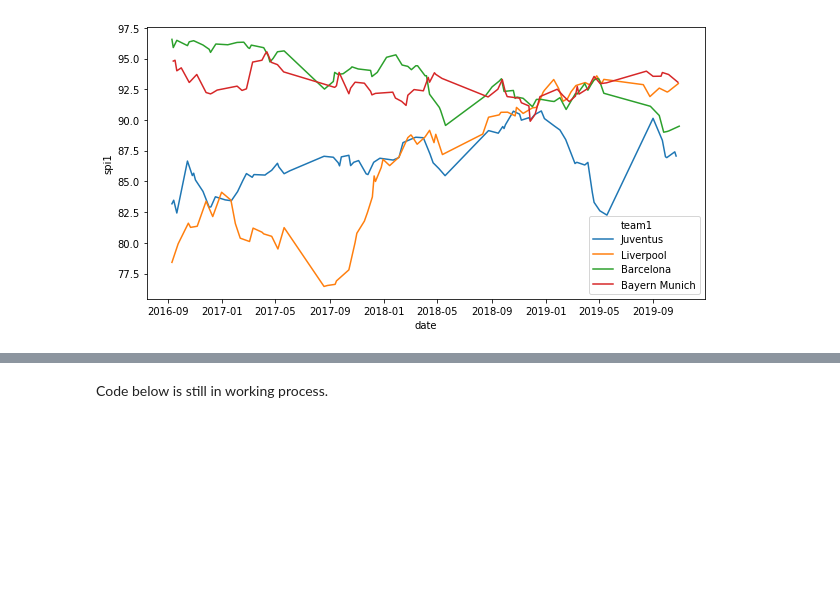
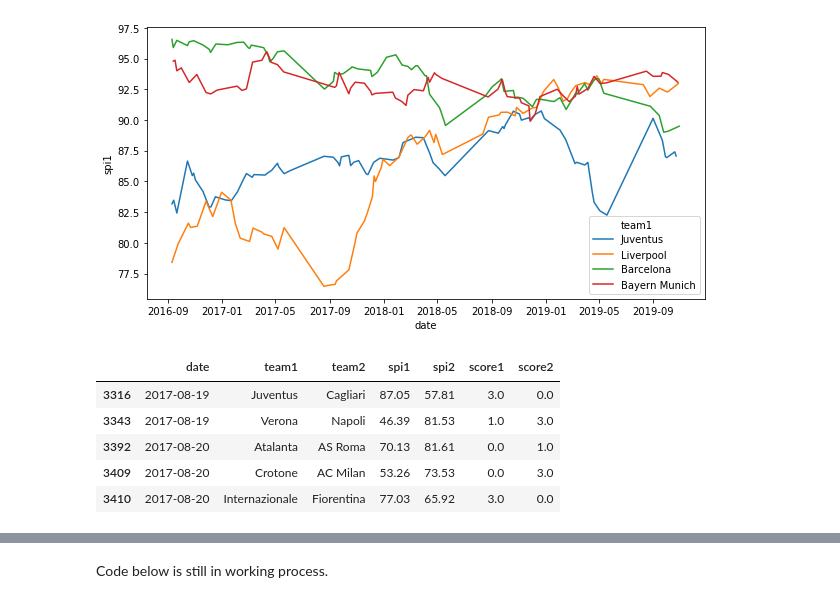
Before and after one commit to weizhaoalex/Juventus_SPI, a Jupyter notebook: Juventus_SPI.ipynb, the cells around one changed output, grey strips where cells are left out. Cells and saved outputs as stored; diff of their text form; code cells hidden in the pictures; blank space fills up the shorter version.

```diff
--- a/Juventus_SPI.ipynb
+++ b/Juventus_SPI.ipynb
@@ -110,0 +116,9 @@ plt.show()
+# %%
+df_I.head()
+# %% [output]
+|  | date | team1 | team2 | spi1 | spi2 | score1 | score2 |
+| 3316 | 2017-08-19 | Juventus | Cagliari | 87.05 | 57.81 | 3.0 | 0.0 |
+| 3343 | 2017-08-19 | Verona | Napoli | 46.39 | 81.53 | 1.0 | 3.0 |
+| 3392 | 2017-08-20 | Atalanta | AS Roma | 70.13 | 81.61 | 0.0 | 1.0 |
+| 3409 | 2017-08-20 | Crotone | AC Milan | 53.26 | 73.53 | 0.0 | 3.0 |
+| 3410 | 2017-08-20 | Internazionale | Fiorentina | 77.03 | 65.92 | 3.0 | 0.0 |
```
Also changed, not shown: parts of 12 cells of this notebook.
